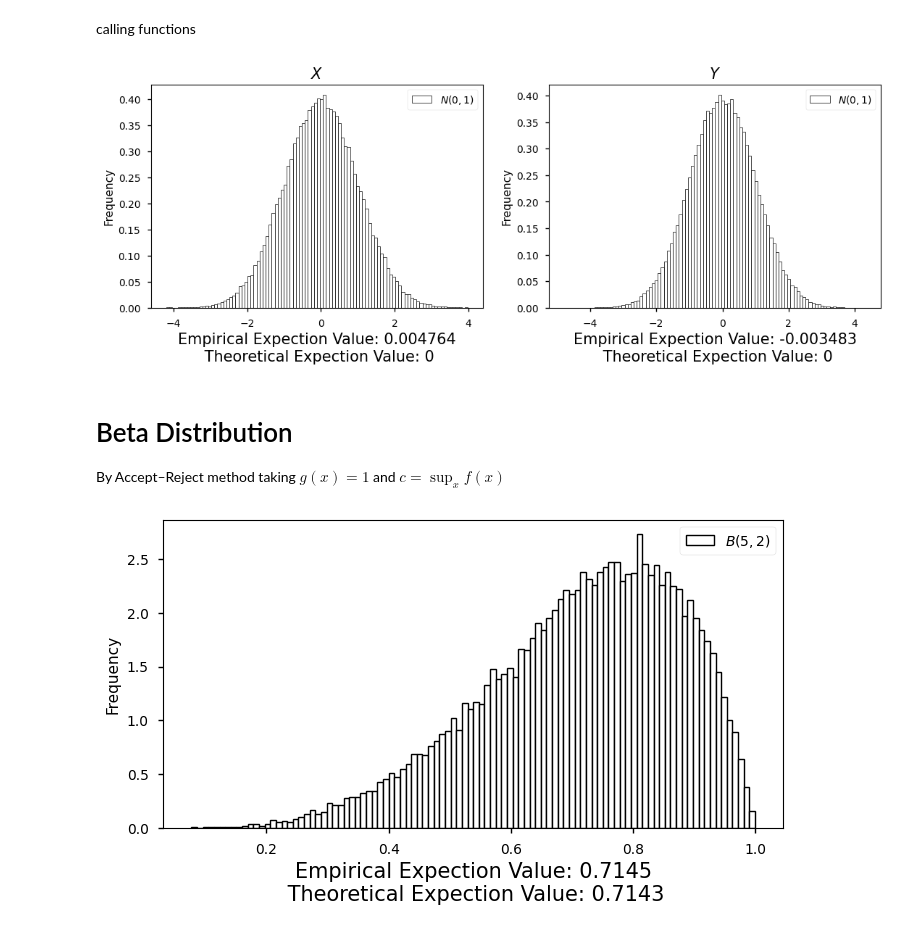
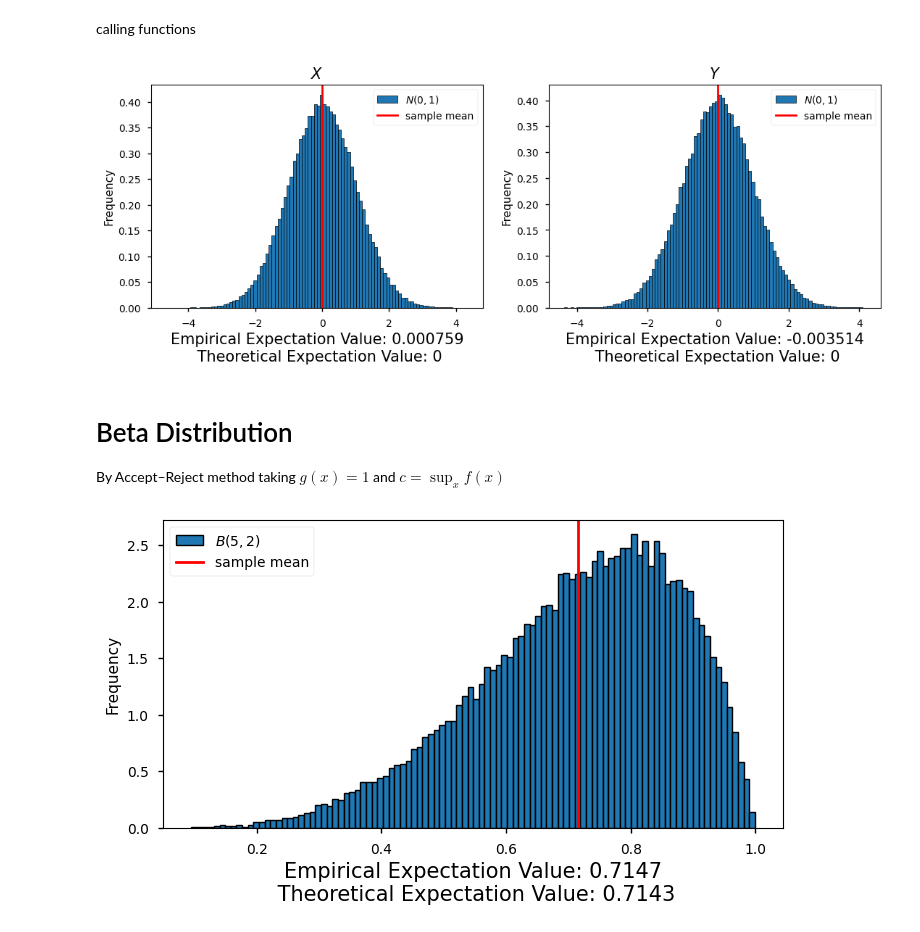
Before and after one commit to AzmainBiswas/Monte_Carlo, a Jupyter notebook: Generating Random Variable/Continuous.ipynb, the cells around one changed output. Cells and saved outputs as stored; diff of their text form; code cells hidden in the pictures.

```diff
--- a/Generating Random Variable/Continuous.ipynb
+++ b/Generating Random Variable/Continuous.ipynb
@@ -215,15 +215,15 @@ plt.hist(
     X,
     linewidth=0.5,
     density=True,
-    color="white",
+    # color="white",
     edgecolor="black",
     bins=100,
     label=r"$N(0,1)$"
 )
-# plt.axvline(statistics.mean(X), color="r", linewidth=2,label='sample mean')
+plt.axvline(statistics.mean(X), color="r", linewidth=2,label='sample mean')
 plt.title("$X$", fontsize=15)
 plt.xlabel(
-    f"Empirical Expection Value: {statistics.mean(X):4f}\n Theoretical Expection Value: 0",
+    f"Empirical Expectation Value: {statistics.mean(X):4f}\n Theoretical Expectation Value: 0",
     fontsize=15,
 )
 plt.ylabel('Frequency')
@@ -233,22 +233,22 @@ plt.hist(
     Y,
     linewidth=0.5,
     density=True,
-    color="white",
+    # color="white",
     edgecolor="black",
     bins=100,
     label=r"$N(0,1)$"
 )
-# plt.axvline(statistics.mean(Y), color="r", linewidth=2,label='sample mean')
+plt.axvline(statistics.mean(Y), color="r", linewidth=2,label='sample mean')
 plt.title("$Y$", fontsize=15)
 plt.xlabel(
-    f"Empirical Expection Value: {statistics.mean(Y):4f}\n Theoretical Expection Value: 0",
+    f"Empirical Expectation Value: {statistics.mean(Y):4f}\n Theoretical Expectation Value: 0",
     fontsize=15,
 )
 plt.ylabel('Frequency')
 plt.legend()
 plt.show()
 # %% [output]
-[figure, old version]
+[figure, new version]
 # %% [markdown]
 # Beta Distribution
 
@@ -273,21 +273,21 @@ Beta_Rvs = Beta_RV(alpha, beta, Number_Of_Simulation)
 # %%
 plt.figure(figsize=(8, 4))
 plt.hist(
     Beta_Rvs,
     linewidth=1,
     density=True,
-    color='white',
+    # color='white',
     edgecolor="black",
     bins=100,
     label=r"$B(5,2)$"
 )
-# plt.axvline(statistics.mean(Beta_Rvs), color="r", linewidth=2,label='sample mean')
+plt.axvline(statistics.mean(Beta_Rvs), color="r", linewidth=2,label='sample mean')
 plt.xlabel(
-    f"Empirical Expection Value: {statistics.mean(Beta_Rvs):.4f}\n Theoretical Expection Value: {alpha/(alpha+beta):.4f}",
+    f"Empirical Expectation Value: {statistics.mean(Beta_Rvs):.4f}\n Theoretical Expectation Value: {alpha/(alpha+beta):.4f}",
     fontsize=15,
 )
 plt.ylabel('Frequency')
 plt.legend()
 plt.show()
 # %% [output]
-[figure, old version]
+[figure, new version]
```
Also changed, not shown: parts of 3 cells of this notebook, 2 other files.
